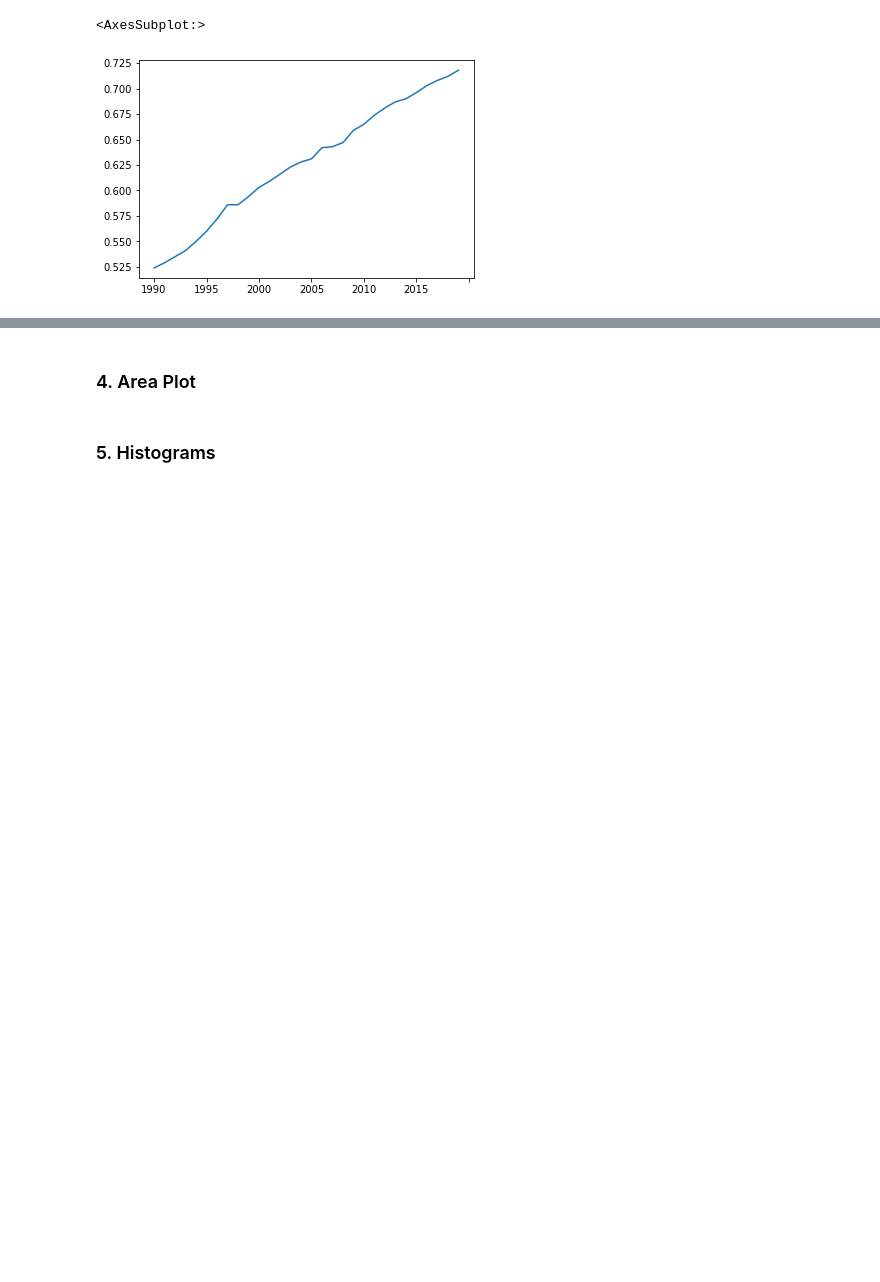
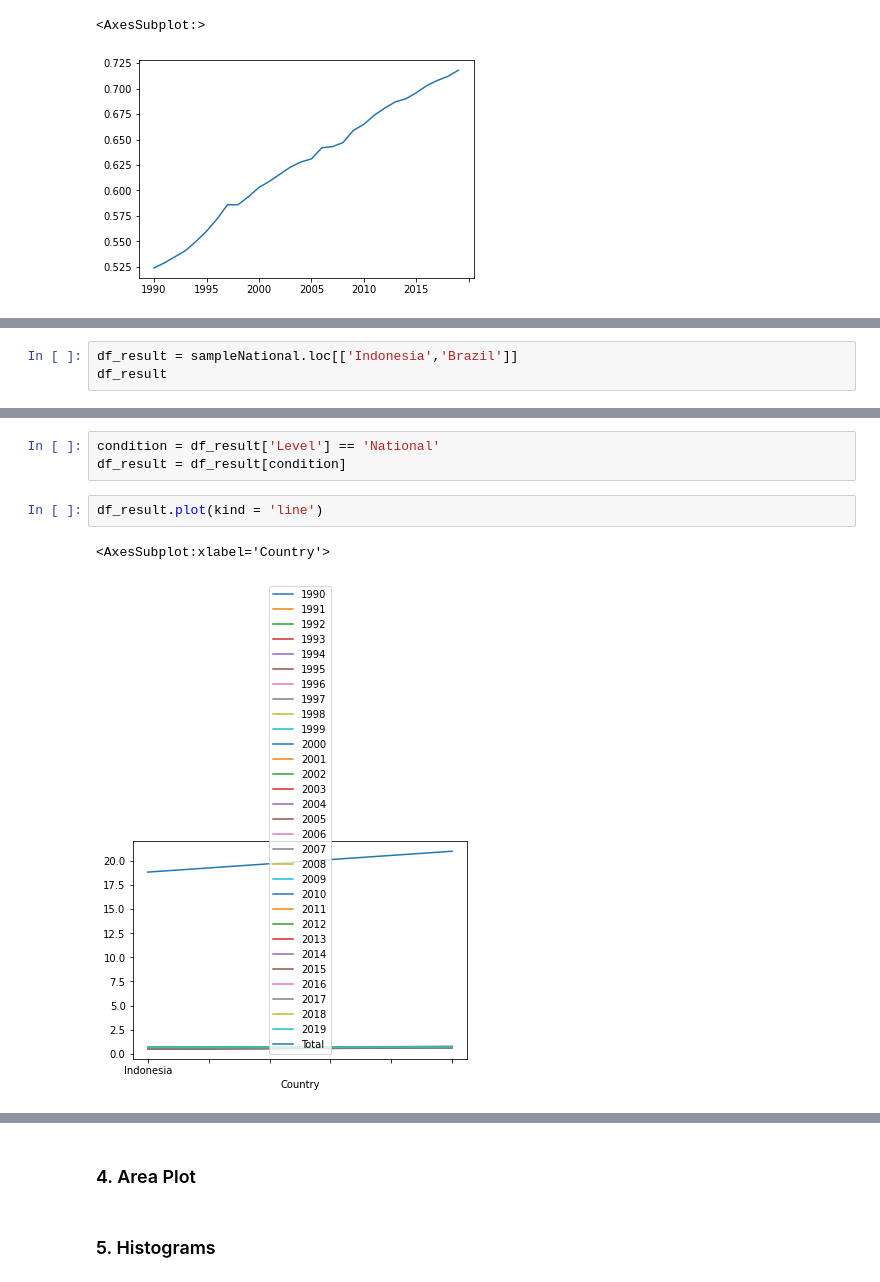
Before and after one commit to AbdulHafidh-AI/ProyekVisdat, a Jupyter notebook: HumanDevelopmentIndex.ipynb, the cells around one changed output, grey strips where cells are left out. Drawn from its saved outputs; the diff is of its cells as text; blank space fills up the shorter version.

```diff
--- a/HumanDevelopmentIndex.ipynb
+++ b/HumanDevelopmentIndex.ipynb
@@ -270,0 +283,3 @@ result.plot()
+# %%
+df_result = sampleNational.loc[['Indonesia','Brazil']]
+df_result
@@ -270,0 +306,8 @@ result.plot()
+# %%
+condition = df_result['Level'] == 'National'
+df_result = df_result[condition]
+# %%
+df_result.plot(kind = 'line')
+# %% [output]
+<AxesSubplot:xlabel='Country'>
+[figure, added]
```
Also changed, not shown: parts of 4 cells of this notebook.
